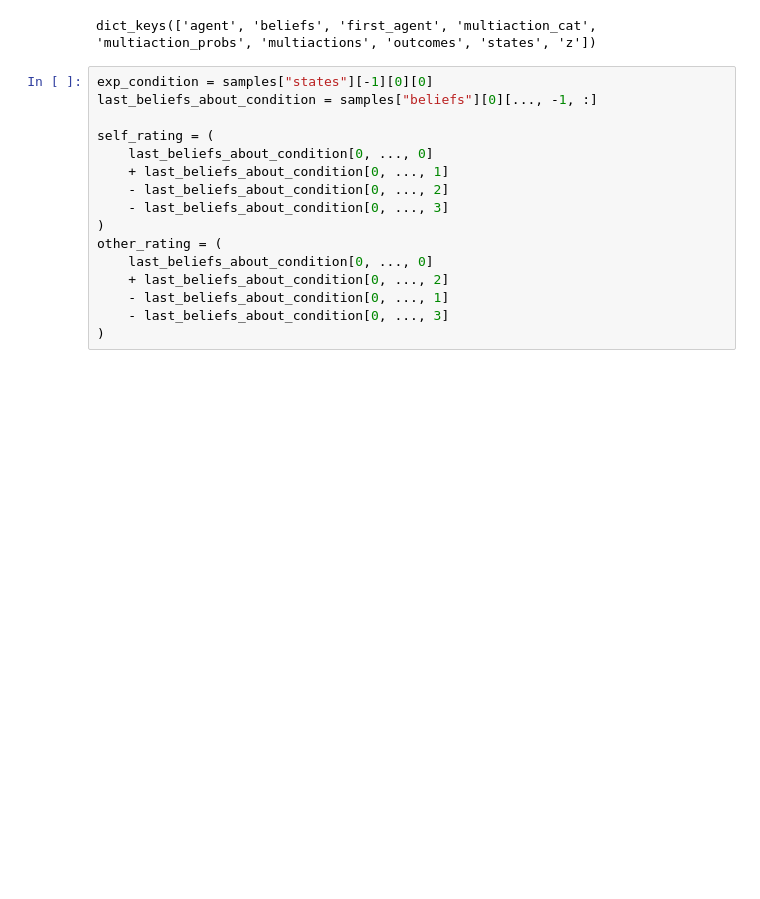
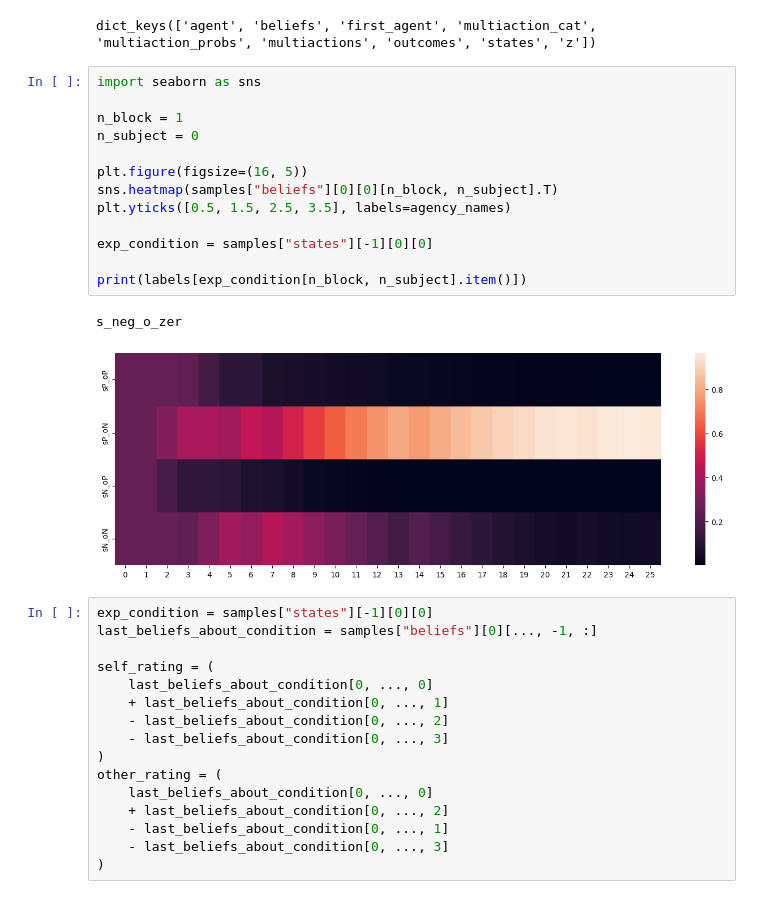
Before and after one commit to dimarkov/pybefit, a Jupyter notebook: examples/pymdp/simulating_and_fitting_agency_task.ipynb, the cells around one changed output. Drawn from its saved outputs; the diff is of its cells as text; blank space fills up the shorter version.

```diff
--- a/examples/pymdp/simulating_and_fitting_agency_task.ipynb
+++ b/examples/pymdp/simulating_and_fitting_agency_task.ipynb
@@ -330,6 +337,22 @@ samples = pred(_key)
 samples.keys()
 # %% [output]
 dict_keys(['agent', 'beliefs', 'first_agent', 'multiaction_cat', 'multiaction_probs', 'multiactions', 'outcomes', 'states', 'z'])
+# %%
+import seaborn as sns
+
+n_block = 1
+n_subject = 0
+
+plt.figure(figsize=(16, 5))
+sns.heatmap(samples["beliefs"][0][0][n_block, n_subject].T)
+plt.yticks([0.5, 1.5, 2.5, 3.5], labels=agency_names)
+
+exp_condition = samples["states"][-1][0][0]
+
+print(labels[exp_condition[n_block, n_subject].item()])
+# %% [output]
+s_neg_o_zer
+[figure, added]
 # %%
 exp_condition = samples["states"][-1][0][0]
 last_beliefs_about_condition = samples["beliefs"][0][..., -1, :]
```
Also changed, not shown: parts of 10 cells of this notebook.
